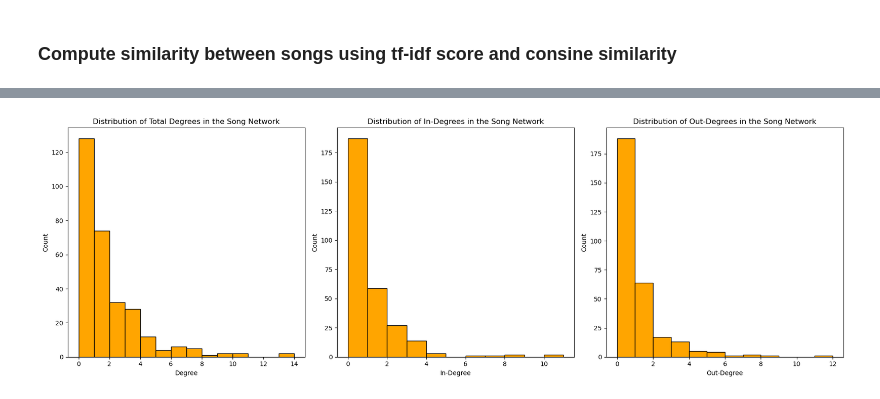
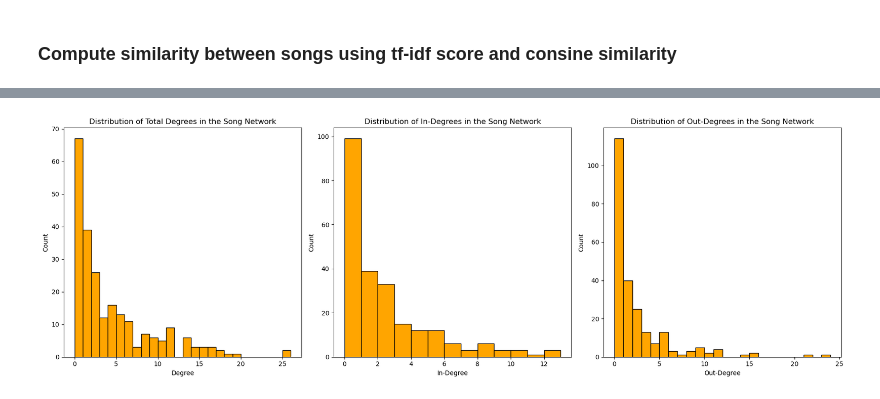
Before and after one commit to raquel-ch/sg_project, a Jupyter notebook: network.ipynb, the cells around one changed output, grey strips where cells are left out. Drawn from its saved outputs; the diff is of its cells as text; code cells hidden in the pictures.

```diff
--- a/network.ipynb
+++ b/network.ipynb
@@ -146,3 +131,6 @@ Name: count, Length: 361, dtype: int64
+# %%
+# Remove æive album because we don't have critics on it and some songs don't have lyrics
+ts_data = ts_data[ts_data['album'] != 'Speak Now World Tour Live']
 # %% [markdown]
 # Build the network
 # %% [markdown]
@@ -579,0 +367,36 @@ Number of communities detected: 41
+# %%
+def extract_top_words(tfidf_df, top_n=10):
+    """
+    Extracts the top N highest-scoring words for each song from the TF-IDF DataFrame.
+
+    Parameters:
+        tfidf_df (DataFrame): The TF-IDF DataFrame with songs as rows and words as columns.
+        top_n (int): The number of top words to extract for each song.
+
+    Returns:
+        DataFrame: A DataFrame with 'track_name' and 'top_words' columns.
+    """
+    top_words = []
+
+    # Iterate over each song in the TF-IDF DataFrame
+    for track_name, row in tfidf_df.iterrows():
+        # Get the top N words with the highest TF-IDF scores
+        top_word_indices = row.nlargest(top_n).index
+        top_word_scores = row.nlargest(top_n).values
+        words_with_scores = [(word, score) for word, score in zip(top_word_indices, top_word_scores)]
+
+        # Append the song and its top words to the list
+        top_words.append({
+            'track_name': track_name,
+            'top_words': words_with_scores
+        })
+
+    # Convert the list to a DataFrame
+    top_words_df = pd.DataFrame(top_words)
+    return top_words_df
+
+# Extract top 10 words for each song
+top_words_df = extract_top_words(tfidf_df, top_n=20)
+
+# Display the resulting DataFrame
+top_words_df.head()
@@ -580,34 +501,34 @@ Number of communities detected: 41
 # %%
 # Calculate degree, in-degree, and out-degree for each node
-degrees = [d for n, d in G.degree()]
-in_degrees = [d for n, d in G.in_degree()]
-out_degrees = [d for n, d in G.out_degree()]
+degrees = [d for n, d in net.degree()]
+in_degrees = [d for n, d in net.in_degree()]
+out_degrees = [d for n, d in net.out_degree()]
 
 # Plot degree distributions
 fig, axes = plt.subplots(1, 3, figsize=(18, 6))
 
 # Total Degree Distribution
 axes[0].hist(degrees, bins=range(0, max(degrees) + 1), color='orange', edgecolor='black')
 axes[0].set_title('Distribution of Total Degrees in the Song Network')
 axes[0].set_xlabel('Degree')
 axes[0].set_ylabel('Count')
 
 # In-Degree Distribution
 axes[1].hist(in_degrees, bins=range(0, max(in_degrees) + 1), color='orange', edgecolor='black')
 axes[1].set_title('Distribution of In-Degrees in the Song Network')
 axes[1].set_xlabel('In-Degree')
 axes[1].set_ylabel('Count')
 
 # Out-Degree Distribution
 axes[2].hist(out_degrees, bins=range(0, max(out_degrees) + 1), color='orange', edgecolor='black')
 axes[2].set_title('Distribution of Out-Degrees in the Song Network')
 axes[2].set_xlabel('Out-Degree')
 axes[2].set_ylabel('Count')
 
 plt.tight_layout()
 plt.show()
 # %% [output]
-[figure, old version]
+[figure, new version]
 # %%
 from tabulate import tabulate
 
```
Also changed, not shown: parts of 41 cells of this notebook.
